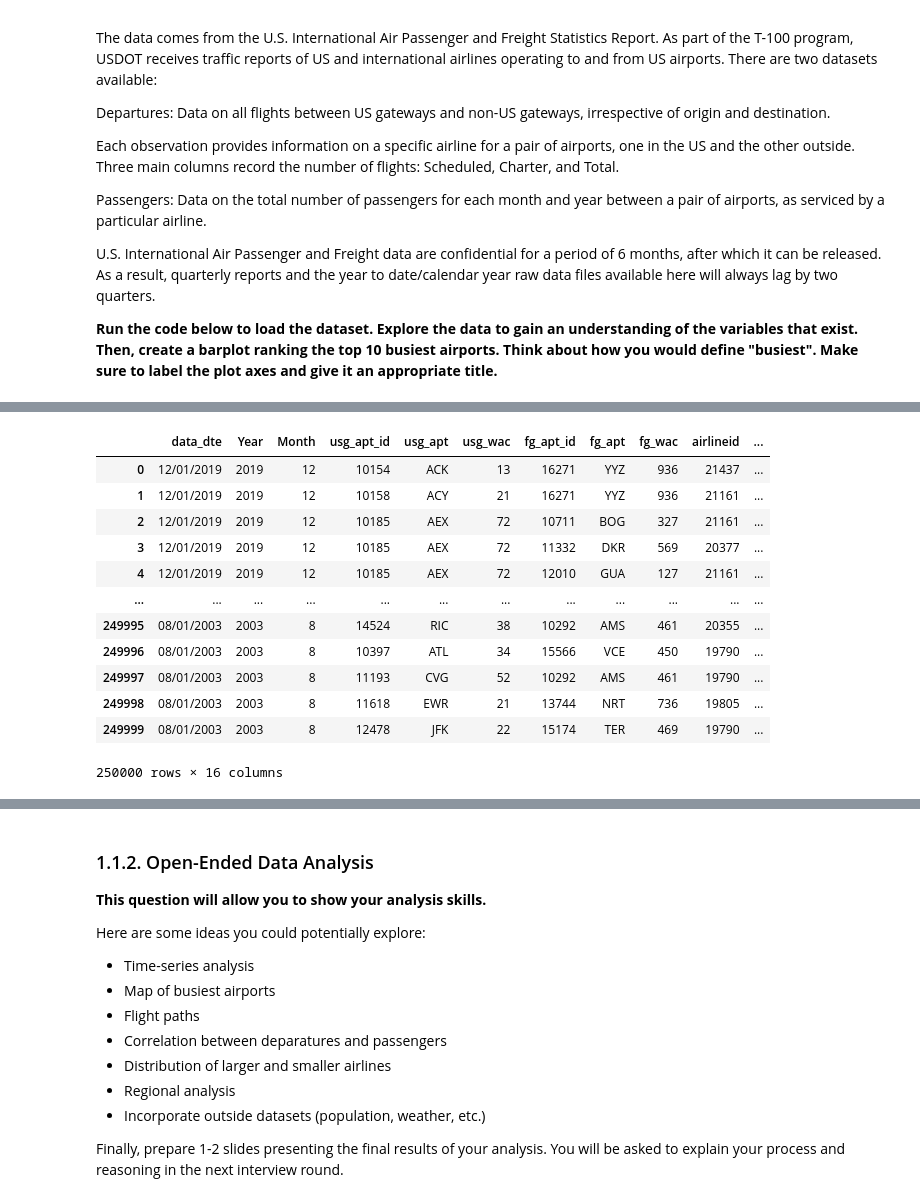
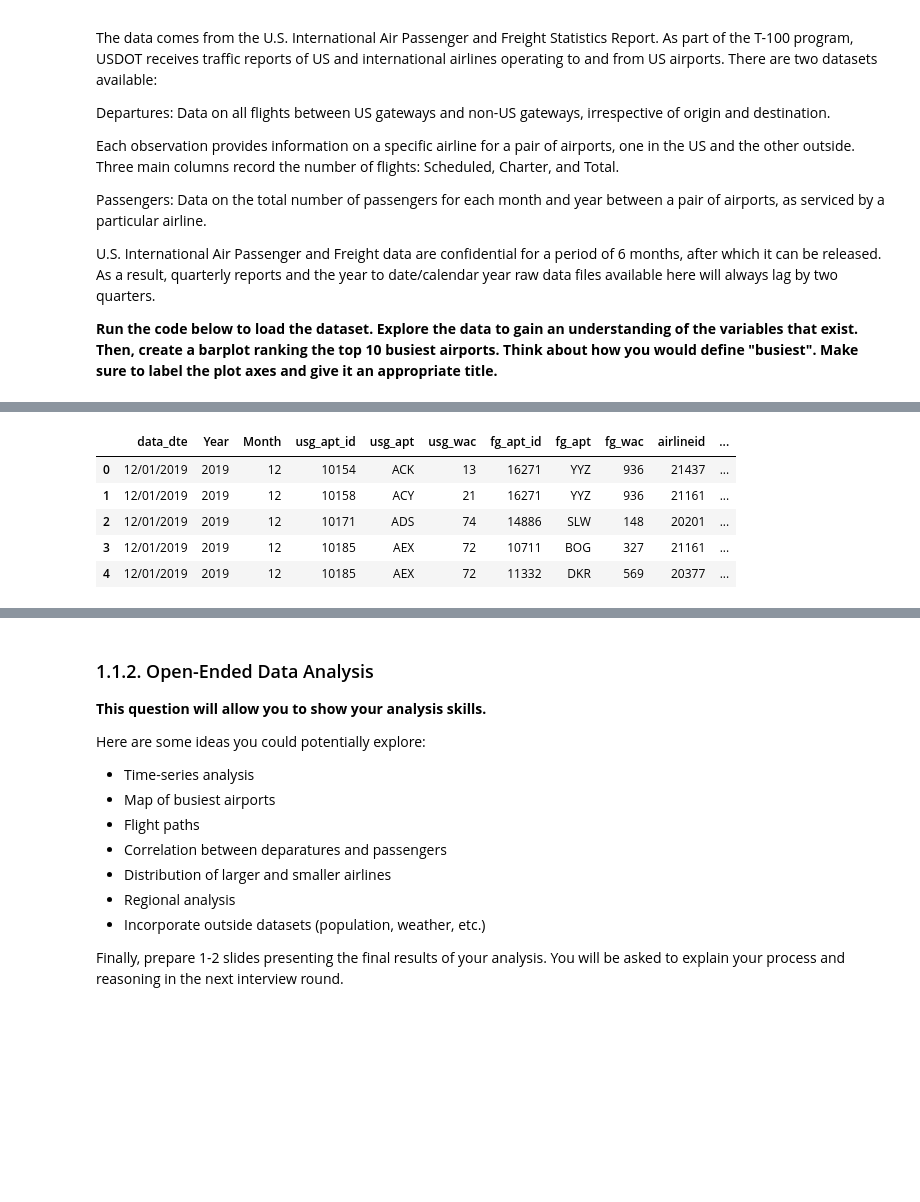
Before and after one commit to Freddy-Y/HDAG-Technical-Deliverable, a Jupyter notebook: F25_HDAG_Deliverable_Case_Team_Analyst.ipynb, the cells around one changed output, grey strips where cells are left out. Cells and saved outputs as stored; diff of their text form; code cells hidden in the pictures; blank space fills up the shorter version.

```diff
--- a/F25_HDAG_Deliverable_Case_Team_Analyst.ipynb
+++ b/F25_HDAG_Deliverable_Case_Team_Analyst.ipynb
@@ -87,16 +70,14 @@ departure_data
-# %%
-passengers_data
-# %% [output]
-|  | data_dte | Year | Month | usg_apt_id | usg_apt | usg_wac | fg_apt_id | fg_apt | fg_wac | airlineid | ... |
-| 0 | 12/01/2019 | 2019 | 12 | 10154 | ACK | 13 | 16271 | YYZ | 936 | 21437 | ... |
-| 1 | 12/01/2019 | 2019 | 12 | 10158 | ACY | 21 | 16271 | YYZ | 936 | 21161 | ... |
-| 2 | 12/01/2019 | 2019 | 12 | 10185 | AEX | 72 | 10711 | BOG | 327 | 21161 | ... |
-| 3 | 12/01/2019 | 2019 | 12 | 10185 | AEX | 72 | 11332 | DKR | 569 | 20377 | ... |
-| 4 | 12/01/2019 | 2019 | 12 | 10185 | AEX | 72 | 12010 | GUA | 127 | 21161 | ... |
-| ... | ... | ... | ... | ... | ... | ... | ... | ... | ... | ... | ... |
-| 249995 | 08/01/2003 | 2003 | 8 | 14524 | RIC | 38 | 10292 | AMS | 461 | 20355 | ... |
-| 249996 | 08/01/2003 | 2003 | 8 | 10397 | ATL | 34 | 15566 | VCE | 450 | 19790 | ... |
-| 249997 | 08/01/2003 | 2003 | 8 | 11193 | CVG | 52 | 10292 | AMS | 461 | 19790 | ... |
-| 249998 | 08/01/2003 | 2003 | 8 | 11618 | EWR | 21 | 13744 | NRT | 736 | 19805 | ... |
-| 249999 | 08/01/2003 | 2003 | 8 | 12478 | JFK | 22 | 15174 | TER | 469 | 19790 | ... |
-250000 rows × 16 columns
+# %%
+#TODO: Create top 10 busiest airports barplot.
+departure_data.head()
+# departure_data.loc[(departure_data['usg_apt'] == "ACK")]
+# print(len(departure_data))
+# departure_data.loc[(departure_data['type'] != "Departures")] # Indicates that all
+# passengers_data.loc[(passengers_data['type'] != "Passengers")] # Indicates that all
+# %% [output]
+|  | data_dte | Year | Month | usg_apt_id | usg_apt | usg_wac | fg_apt_id | fg_apt | fg_wac | airlineid | ... |
+| 0 | 12/01/2019 | 2019 | 12 | 10154 | ACK | 13 | 16271 | YYZ | 936 | 21437 | ... |
+| 1 | 12/01/2019 | 2019 | 12 | 10158 | ACY | 21 | 16271 | YYZ | 936 | 21161 | ... |
+| 2 | 12/01/2019 | 2019 | 12 | 10171 | ADS | 74 | 14886 | SLW | 148 | 20201 | ... |
+| 3 | 12/01/2019 | 2019 | 12 | 10185 | AEX | 72 | 10711 | BOG | 327 | 21161 | ... |
+| 4 | 12/01/2019 | 2019 | 12 | 10185 | AEX | 72 | 11332 | DKR | 569 | 20377 | ... |
```
Also changed, not shown: parts of 8 cells of this notebook.
